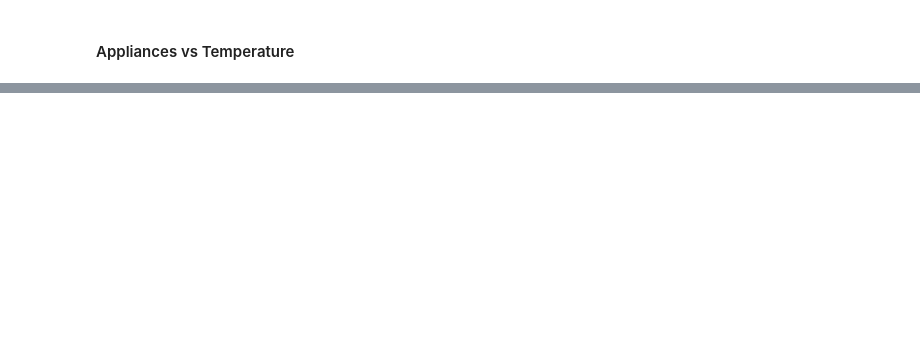
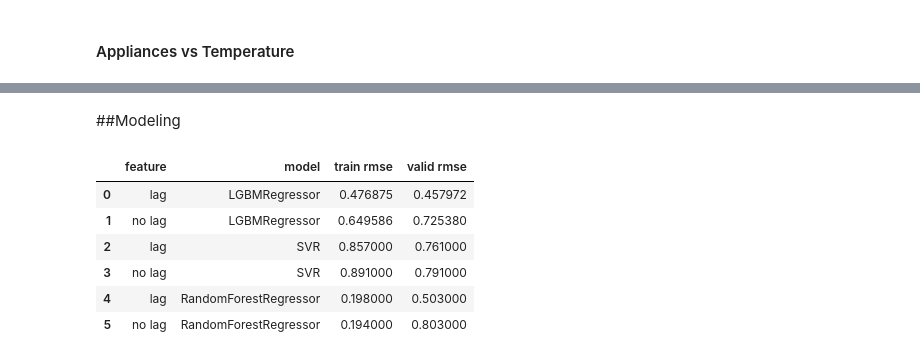
Before and after one commit to estoymukundjha/Energy-Application-Prediction, a Jupyter notebook: Appliance_Energy.ipynb, the cells around one changed output, grey strips where cells are left out. Cells and saved outputs as stored; diff of their text form; code cells hidden in the pictures; blank space fills up the shorter version.

```diff
--- a/Appliance_Energy.ipynb
+++ b/Appliance_Energy.ipynb
@@ -281,0 +391,4 @@ result
+# %% [markdown]
+##Modeling
+# %%
+dfm = df.drop(['Appliances'], axis=1)
@@ -281,0 +413,47 @@ result
+# %%
+results = pd.DataFrame(columns=['feature', 'model', 'train rmse', 'valid rmse'])
+
+def addresult(feature, model, trainrmse, validrmse):
+    modelname = type(model).__name__
+    return {'feature':feature, 'model':modelname, 'train rmse':trainrmse, 'valid rmse':validrmse}
+# %%
+lbgm = LGBMRegressor()
+lbgm.fit(X_train, y_train, eval_set=[(X_train, y_train), (X_valid, y_valid)],
+         eval_metric='rmse', verbose=None, early_stopping_rounds=20)
+lbgmresults = list(lbgm.best_score_.items())
+results = results.append(addresult('lag', lbgm, lbgmresults[0][1]['rmse'],
+                                   lbgmresults[1][1]['rmse']), ignore_index=True)
+
+
+lbgmnolag = LGBMRegressor()
+lbgmnolag.fit(X_trainnolag, y_train, eval_set=[(X_trainnolag, y_train), (X_validnolag, y_valid)],
+              eval_metric='rmse', verbose=None, early_stopping_rounds=20)
+lbgmnolagresults = list(lbgmnolag.best_score_.items())
+results = results.append(addresult('no lag', lbgmnolag, lbgmnolagresults[0][1]['rmse'],
+                                   lbgmnolagresults[1][1]['rmse']), ignore_index=True)
+
+
+models = [SVR(), RandomForestRegressor(random_state=1)]
+
+def evalmodel(model, xtrain, ytrain, xvalid, yvalid):
+    mod = model
+    mod.fit(xtrain, ytrain)
+    rmsetrain = round(mean_squared_error(ytrain, mod.predict(xtrain), squared=False),3)
+    rmsevalid = round(mean_squared_error(yvalid, mod.predict(xvalid), squared=False),3)
+    return rmsetrain, rmsevalid
+
+for i in models:
+    rmsetrain, rmsevalid = evalmodel(i, X_train, y_train, X_valid, y_valid)
+    results = results.append(addresult('lag', i, rmsetrain, rmsevalid), ignore_index=True)
+    rmsetrain, rmsevalid = evalmodel(i, X_trainnolag, y_train, X_validnolag, y_valid)
+    results = results.append(addresult('no lag', i, rmsetrain, rmsevalid), ignore_index=True)
+# %%
+results
+# %% [output]
+|  | feature | model | train rmse | valid rmse |
+| 0 | lag | LGBMRegressor | 0.476875 | 0.457972 |
+| 1 | no lag | LGBMRegressor | 0.649586 | 0.725380 |
+| 2 | lag | SVR | 0.857000 | 0.761000 |
+| 3 | no lag | SVR | 0.891000 | 0.791000 |
+| 4 | lag | RandomForestRegressor | 0.198000 | 0.503000 |
+| 5 | no lag | RandomForestRegressor | 0.194000 | 0.803000 |
```
Also changed, not shown: parts of 28 cells of this notebook.
